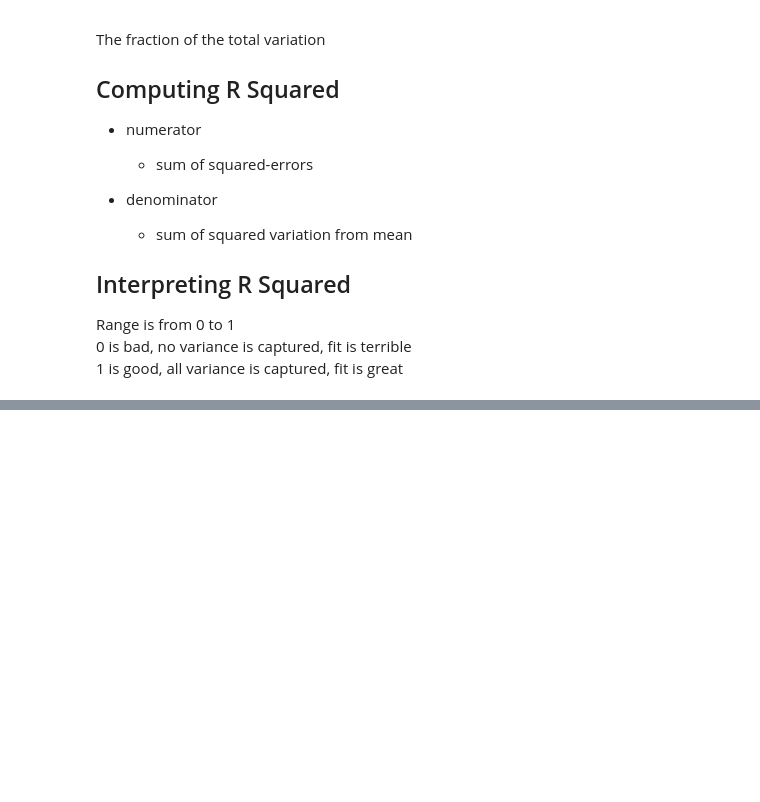
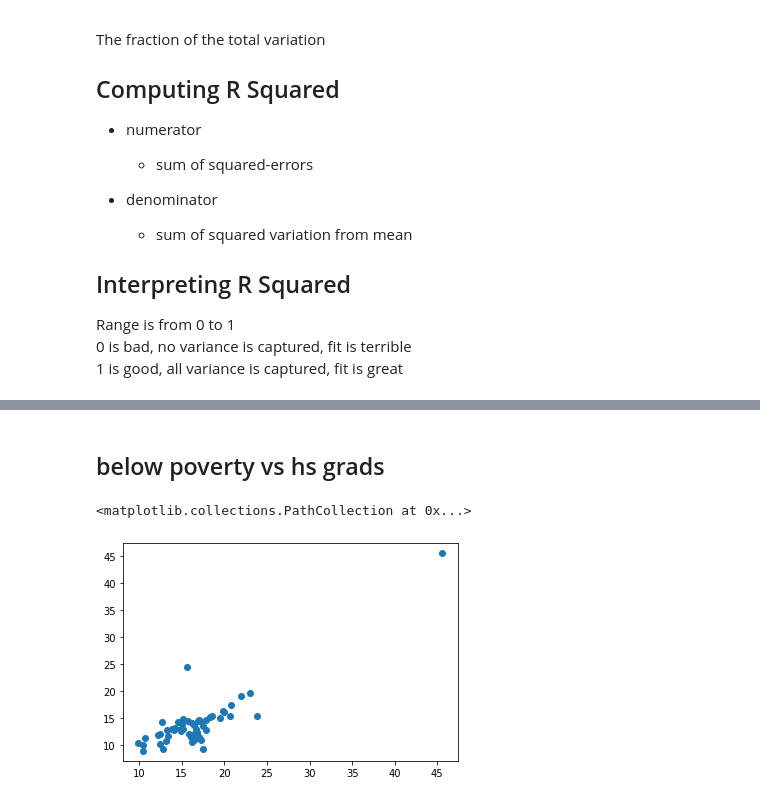
Before and after one commit to imagineLife/data-cleaner, a Jupyter notebook: LinearRegression.ipynb, the cells around one changed output, grey strips where cells are left out. Drawn from its saved outputs; the diff is of its cells as text; code cells hidden in the pictures; blank space fills up the shorter version.

```diff
--- a/LinearRegression.ipynb
+++ b/LinearRegression.ipynb
@@ -45,0 +100,7 @@ Range is from 0 to 1
+# %% [markdown]
+## below poverty vs hs grads
+# %%
+scatter(below_p_18_to_35, hs_grads_pct)
+# %% [output]
+<matplotlib.collections.PathCollection at 0x...>
+[figure, added]
```
Also changed, not shown: parts of 10 cells of this notebook.
